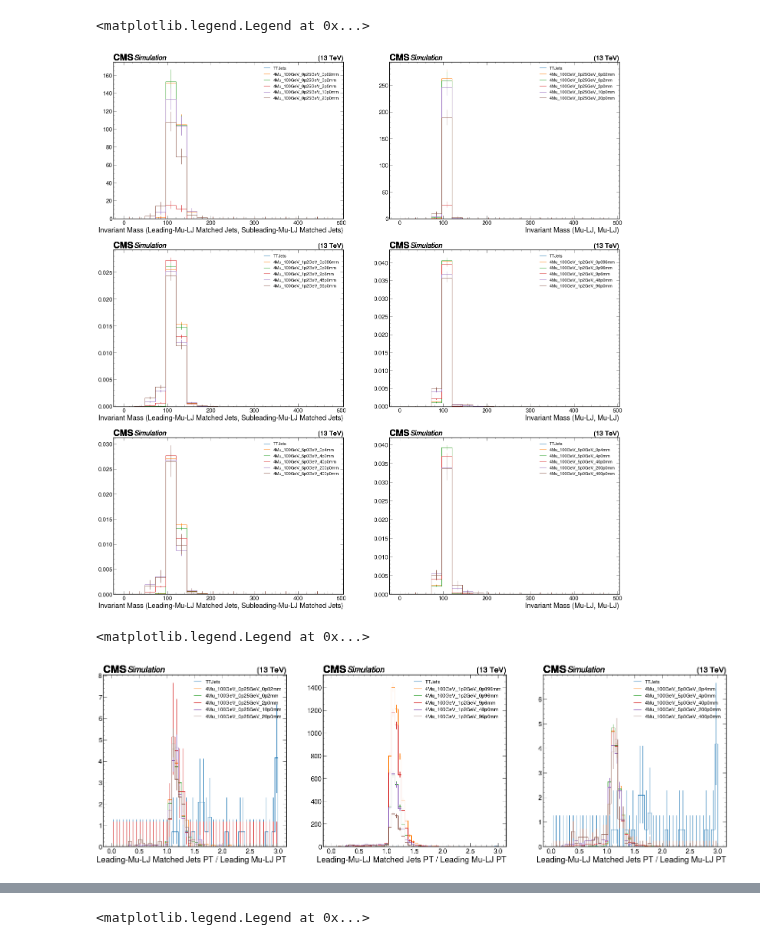
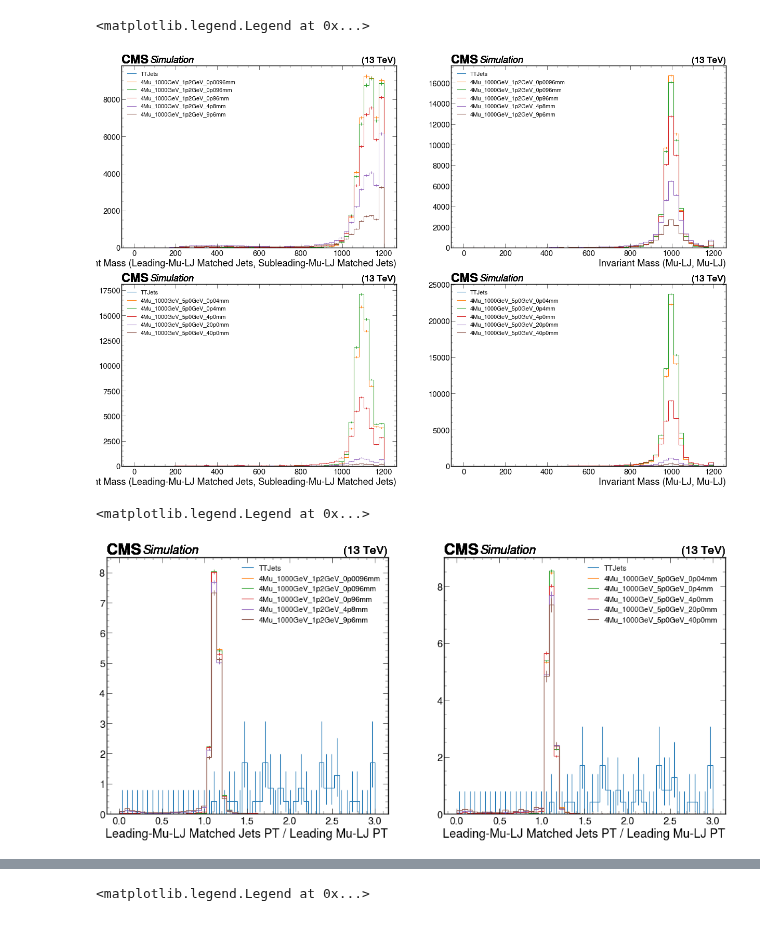
Before and after one commit to yeopjjang/SIDM, a Jupyter notebook: sidm/DY_studies/Processor_base/New_LJ_Isolation_Value_1000.ipynb, the cells around one changed output, grey strips where cells are left out. Drawn from its saved outputs; the diff is of its cells as text; code cells hidden in the pictures.

```diff
--- a/sidm/DY_studies/Processor_base/New_LJ_Isolation_Value_1000.ipynb
+++ b/sidm/DY_studies/Processor_base/New_LJ_Isolation_Value_1000.ipynb
@@ -50,7 +50,7 @@ samples_bkg = [
 fileset_4mu = utilities.make_fileset(samples_4mu, "llpNanoAOD_v2", max_files=10, location_cfg="signal_v6.yaml")
 fileset_bkg = utilities.make_fileset(samples_bkg, "llpNanoAOD_v2", max_files=10, location_cfg="backgrounds.yaml")
 
-#fileset_4mu['TTJets'] = fileset_bkg['TTJets']
+fileset_4mu['TTJets'] = fileset_bkg['TTJets']
 
 runner = processor.Runner(
     executor=processor.IterativeExecutor(),
@@ -187,19 +172,14 @@ plt.legend(samples_100_5, loc=1, prop={'size': 16})
 # %%
-plt.subplots(1,3,figsize=(40,10))
+plt.subplots(1,2,figsize=(28,10))
 
-plt.subplot(1,3,1)
-for sample in samples_100_025:
+plt.subplot(1,2,1)
+for sample in samples_100_125:
     utilities.plot(out_4mu[sample]["hists"]["mu_matchedjet_mu_matchedjet_absdR"][channels[0], :], density=False)
-plt.legend(samples_100_025, loc=2, prop={'size': 16})
-
-plt.subplot(1,3,2)
-for sample in samples_100_125:
-    utilities.plot(out_4mu[sample]["hists"]["mu_matchedjet_mu_matchedjet_absdR"][channels[0], :], density=True)
 plt.legend(samples_100_125, loc=2, prop={'size': 16})
 
-plt.subplot(1,3,3)
+plt.subplot(1,2,2)
 for sample in samples_100_5:
-    utilities.plot(out_4mu[sample]["hists"]["mu_matchedjet_mu_matchedjet_absdR"][channels[0], :], density=True)
+    utilities.plot(out_4mu[sample]["hists"]["mu_matchedjet_mu_matchedjet_absdR"][channels[0], :], density=False)
 plt.legend(samples_100_5, loc=2, prop={'size': 16})
 # %% [output]
 <matplotlib.legend.Legend at 0x...>
@@ -207,56 +187,41 @@ plt.legend(samples_100_5, loc=2, prop={'size': 16})
 # %%
-plt.subplots(3,2,figsize=(34,36))
+plt.subplots(2,2,figsize=(30,20))
 
-plt.subplot(3,2,1)
-for sample in samples_100_025:
-    utilities.plot(out_4mu[sample]["hists"]["mu_matchedjet_mu_matchedjet_invmass"][channels[0], :500j], density=False)
-plt.legend(samples_100_025, loc=1, prop={'size': 16})
+plt.subplot(2,2,1)
+for sample in samples_100_125:
+    utilities.plot(out_4mu[sample]["hists"]["mu_matchedjet_mu_matchedjet_invmass"][channels[0], :], density=False)
+plt.legend(samples_100_125, loc=2, prop={'size': 16})
 
-plt.subplot(3,2,2)
-for sample in samples_100_025:
-    utilities.plot(out_4mu[sample]["hists"]["mu_lj_mu_lj_invmass"][channels[0], :500j], density=False)
-plt.legend(samples_100_025, loc=1, prop={'size': 16})
+plt.subplot(2,2,2)
+for sample in samples_100_125:
+    utilities.plot(out_4mu[sample]["hists"]["mu_lj_mu_lj_invmass"][channels[0], :], density=False)
+plt.legend(samples_100_125, loc=2, prop={'size': 16})
 
-plt.subplot(3,2,3)
-for sample in samples_100_125:
-    utilities.plot(out_4mu[sample]["hists"]["mu_matchedjet_mu_matchedjet_invmass"][channels[0], :500j], density=True)
-plt.legend(samples_100_125, loc=1, prop={'size': 16})
+plt.subplot(2,2,3)
+for sample in samples_100_5:
+    utilities.plot(out_4mu[sample]["hists"]["mu_matchedjet_mu_matchedjet_invmass"][channels[0], :], density=False)
+plt.legend(samples_100_5, loc=2, prop={'size': 16})
 
-plt.subplot(3,2,4)
-for sample in samples_100_125:
-    utilities.plot(out_4mu[sample]["hists"]["mu_lj_mu_lj_invmass"][channels[0], :500j], density=True)
-plt.legend(samples_100_125, loc=1, prop={'size': 16})
-
-plt.subplot(3,2,5)
+plt.subplot(2,2,4)
 for sample in samples_100_5:
-    utilities.plot(out_4mu[sample]["hists"]["mu_matchedjet_mu_matchedjet_invmass"][channels[0], :500j], density=True)
-plt.legend(samples_100_5, loc=1, prop={'size': 16})
-
-plt.subplot(3,2,6)
-for sample in samples_100_5:
-    utilities.plot(out_4mu[sample]["hists"]["mu_lj_mu_lj_invmass"][channels[0], :500j], density=True)
-plt.legend(samples_100_5, loc=1, prop={'size': 16})
+    utilities.plot(out_4mu[sample]["hists"]["mu_lj_mu_lj_invmass"][channels[0], :], density=False)
+plt.legend(samples_100_5, loc=2, prop={'size': 16})
 # %% [output]
 <matplotlib.legend.Legend at 0x...>
-[figure, old version]
+[figure, new version]
 # %%
-plt.subplots(1,3,figsize=(36,10))
+plt.subplots(1,2,figsize=(24,10))
 
-plt.subplot(1,3,1)
-for sample in samples_100_025:
+plt.subplot(1,2,1)
+for sample in samples_100_125:
     utilities.plot(out_4mu[sample]["hists"]["leading_mu_matchedjet_lj_ptRatio"][channels[0], :], density=True)
-plt.legend(samples_100_025, loc=1, prop={'size': 16})
-
-plt.subplot(1,3,2)
-for sample in samples_100_125:
-    utilities.plot(out_4mu[sample]["hists"]["leading_mu_matchedjet_lj_ptRatio"][channels[0], :], density=False)
 plt.legend(samples_100_125, loc=1, prop={'size': 16})
 
-plt.subplot(1,3,3)
+plt.subplot(1,2,2)
 for sample in samples_100_5:
     utilities.plot(out_4mu[sample]["hists"]["leading_mu_matchedjet_lj_ptRatio"][channels[0], :], density=True)
 plt.legend(samples_100_5, loc=1, prop={'size': 16})
 # %% [output]
 <matplotlib.legend.Legend at 0x...>
-[figure, old version]
+[figure, new version]
 # %%
```
Also changed, not shown: parts of 9 cells of this notebook, 1 other file.
